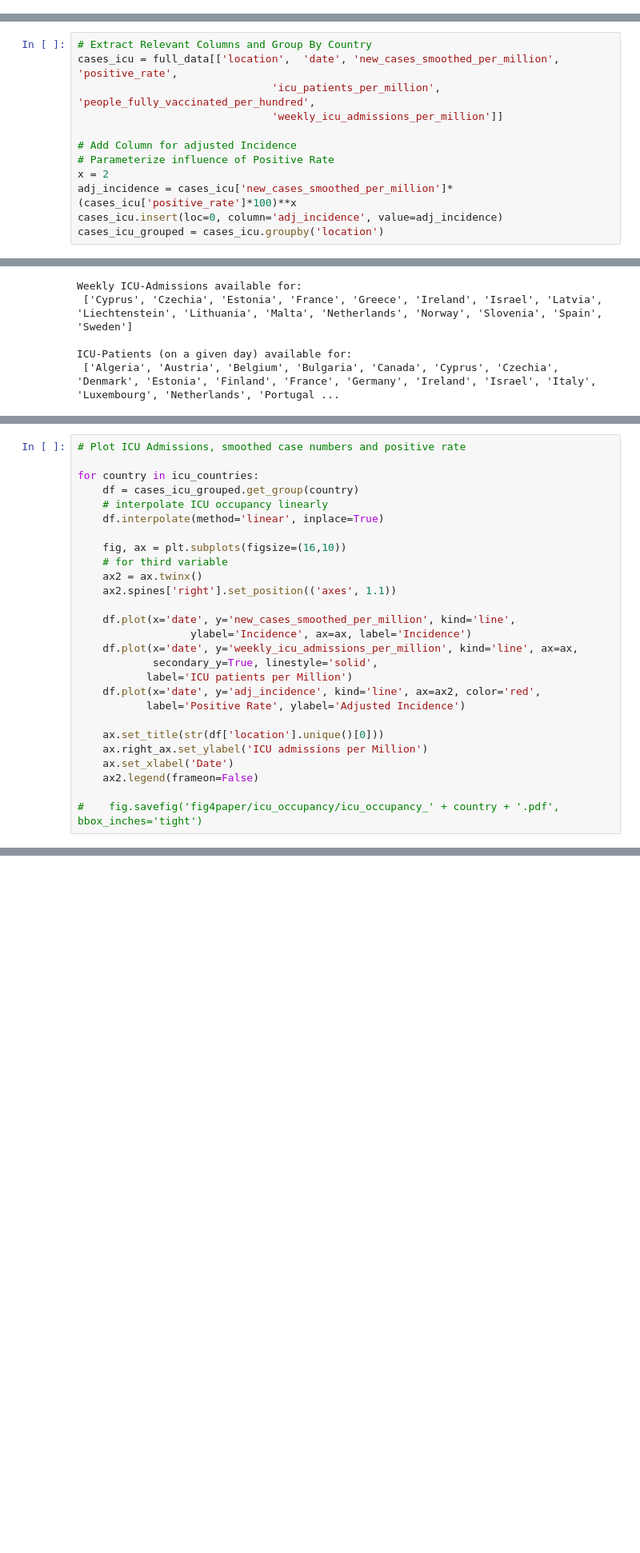
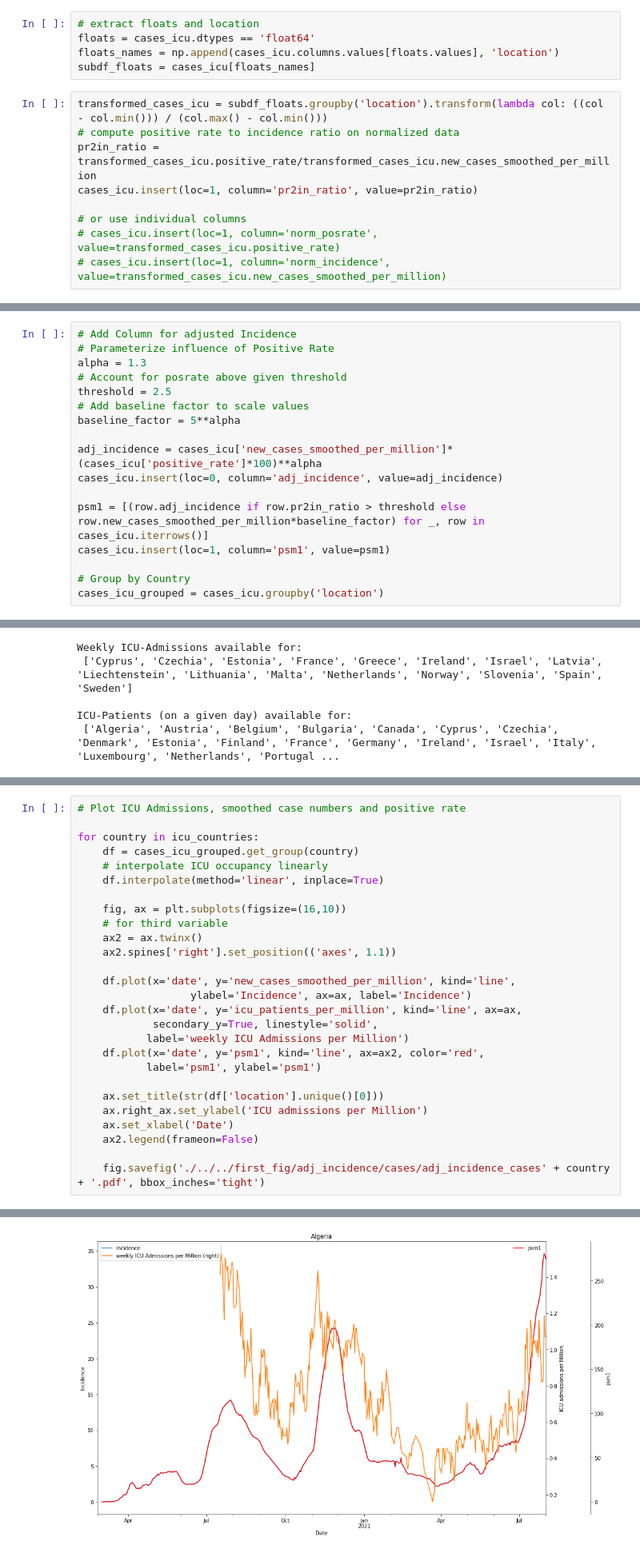
Before and after one commit to pat-rig/Covid_Incidence_Biases, a Jupyter notebook: owd/pandemic_severity_measure.ipynb, the cells around one changed output, grey strips where cells are left out. Shown at 80% size. Drawn from its saved outputs; the diff is of its cells as text; blank space fills up the shorter version.

Commit message:
correct for positive rate bias

```diff
--- a/owd/pandemic_severity_measure.ipynb
+++ b/owd/pandemic_severity_measure.ipynb
@@ -19,0 +25,14 @@ full_data.date = pd.to_datetime(full_data.date)
+# %%
+# extract floats and location
+floats = cases_icu.dtypes == 'float64'
+floats_names = np.append(cases_icu.columns.values[floats.values], 'location')
+subdf_floats = cases_icu[floats_names]
+# %%
+transformed_cases_icu = subdf_floats.groupby('location').transform(lambda col: ((col - col.min())) / (col.max() - col.min()))
+# compute positive rate to incidence ratio on normalized data
+pr2in_ratio = transformed_cases_icu.positive_rate/transformed_cases_icu.new_cases_smoothed_per_million
+cases_icu.insert(loc=1, column='pr2in_ratio', value=pr2in_ratio)
+
+# or use individual columns
+# cases_icu.insert(loc=1, column='norm_posrate', value=transformed_cases_icu.positive_rate)
+# cases_icu.insert(loc=1, column='norm_incidence', value=transformed_cases_icu.new_cases_smoothed_per_million)
@@ -20,14 +43,19 @@ full_data.date = pd.to_datetime(full_data.date)
 # %%
-# Extract Relevant Columns and Group By Country
-cases_icu = full_data[['location',  'date', 'new_cases_smoothed_per_million', 'positive_rate',
-                               'icu_patients_per_million', 'people_fully_vaccinated_per_hundred',
-                               'weekly_icu_admissions_per_million']]
-
 # Add Column for adjusted Incidence
 # Parameterize influence of Positive Rate
-x = 2
-adj_incidence = cases_icu['new_cases_smoothed_per_million']*(cases_icu['positive_rate']*100)**x
+alpha = 1.3
+# Account for posrate above given threshold
+threshold = 2.5
+# Add baseline factor to scale values
+baseline_factor = 5**alpha
+
+adj_incidence = cases_icu['new_cases_smoothed_per_million']*(cases_icu['positive_rate']*100)**alpha
 cases_icu.insert(loc=0, column='adj_incidence', value=adj_incidence)
+
+psm1 = [(row.adj_incidence if row.pr2in_ratio > threshold else row.new_cases_smoothed_per_million*baseline_factor) for _, row in cases_icu.iterrows()]
+cases_icu.insert(loc=1, column='psm1', value=psm1)
+
+# Group by Country
 cases_icu_grouped = cases_icu.groupby('location')
 # %%
 # Get names of locations/ countries for which ICU data is available
@@ -102,18 +95,18 @@ for country in icu_countries:
 
     df.plot(x='date', y='new_cases_smoothed_per_million', kind='line',
                   ylabel='Incidence', ax=ax, label='Incidence')
-    df.plot(x='date', y='weekly_icu_admissions_per_million', kind='line', ax=ax,
+    df.plot(x='date', y='icu_patients_per_million', kind='line', ax=ax,
             secondary_y=True, linestyle='solid',
-           label='ICU patients per Million')
-    df.plot(x='date', y='adj_incidence', kind='line', ax=ax2, color='red',
-           label='Positive Rate', ylabel='Adjusted Incidence')
+           label='weekly ICU Admissions per Million')
+    df.plot(x='date', y='psm1', kind='line', ax=ax2, color='red',
+           label='psm1', ylabel='psm1')
 
     ax.set_title(str(df['location'].unique()[0]))
     ax.right_ax.set_ylabel('ICU admissions per Million')
     ax.set_xlabel('Date')
     ax2.legend(frameon=False)
 
-#    fig.savefig('fig4paper/icu_occupancy/icu_occupancy_' + country + '.pdf', bbox_inches='tight')
+    fig.savefig('./../../first_fig/adj_incidence/cases/adj_incidence_cases' + country + '.pdf', bbox_inches='tight')
 # %% [output]
 A value is trying to be set on a copy of a slice from a DataFrame
 
@@ -121,0 +128 @@ See the caveats in the documentation: https://pandas.pydata.org/pandas-docs/stab
+[figure, new version]
```
Also changed, not shown: parts of 15 cells of this notebook.
